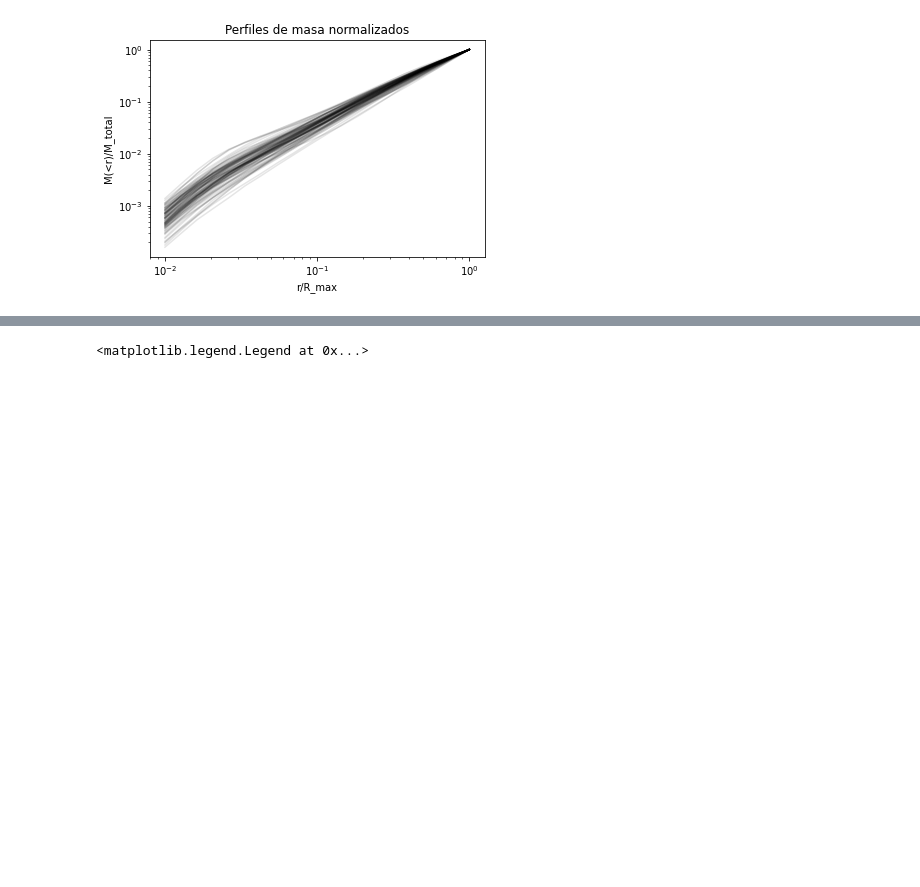
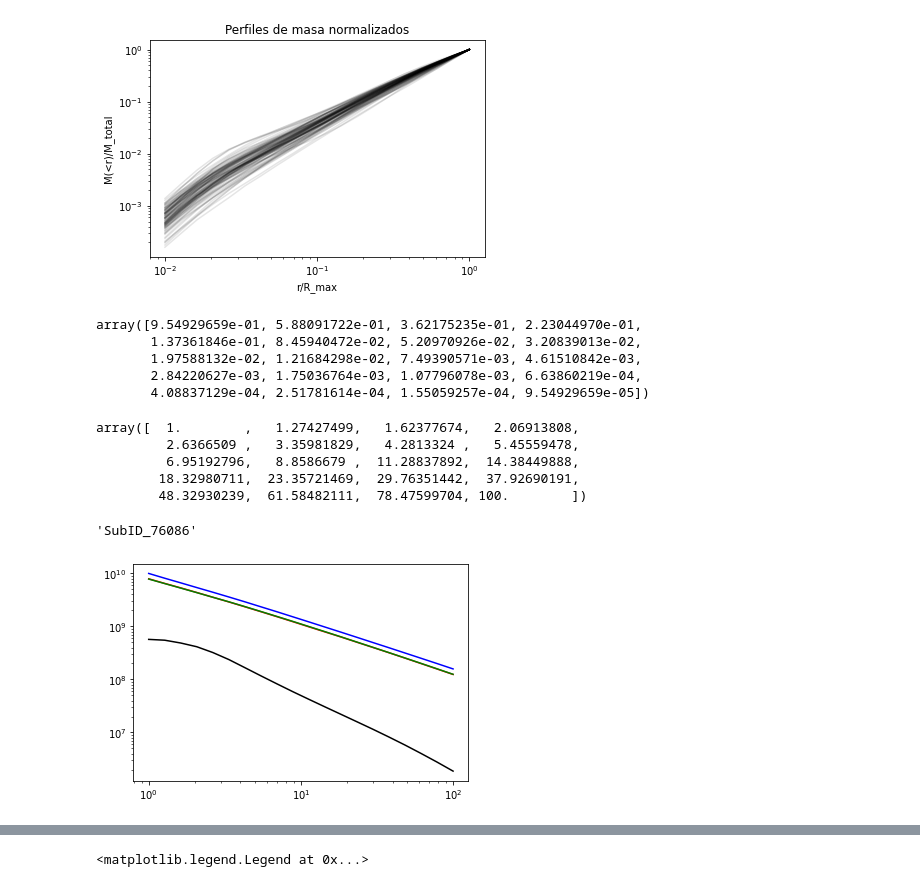
Before and after one commit to Martindelosrios/MaDaMe, a Jupyter notebook: codes/AnalysisProps.ipynb, the cells around one changed output, grey strips where cells are left out. Saved outputs shown, nothing was run; the diff lists cells and outputs as text; code cells hidden in the pictures; blank space fills up the shorter version.

```diff
--- a/codes/AnalysisProps.ipynb
+++ b/codes/AnalysisProps.ipynb
@@ -319,3 +321,32 @@ plt.title('Perfiles de masa normalizados')
 Text(0.5, 1.0, 'Perfiles de masa normalizados')
 [figure]
 [figure]
+# %%
+fac
+# %% [output]
+array([9.54929659e-01, 5.88091722e-01, 3.62175235e-01, 2.23044970e-01,
+       1.37361846e-01, 8.45940472e-02, 5.20970926e-02, 3.20839013e-02,
+       1.97588132e-02, 1.21684298e-02, 7.49390571e-03, 4.61510842e-03,
+       2.84220627e-03, 1.75036764e-03, 1.07796078e-03, 6.63860219e-04,
+       4.08837129e-04, 2.51781614e-04, 1.55059257e-04, 9.54929659e-05])
+# %%
+R_bins
+# %% [output]
+array([  1.        ,   1.27427499,   1.62377674,   2.06913808,
+         2.6366509 ,   3.35981829,   4.2813324 ,   5.45559478,
+         6.95192796,   8.8586679 ,  11.28837892,  14.38449888,
+        18.32980711,  23.35721469,  29.76351442,  37.92690191,
+        48.32930239,  61.58482111,  78.47599704, 100.        ])
+# %%
+gal = 'SubID_'
+# %% [output]
+'SubID_76086'
+# %%
+plt.plot(R_bins, data[f'{gal}/M_DM_x'][()] / (l_size * l_size * R_bins) , c = 'blue')
+plt.plot(R_bins, data[f'{gal}/M_DM_y'][()] / (l_size * l_size * R_bins) , c = 'red')
+plt.plot(R_bins, data[f'{gal}/M_DM_z'][()] / (l_size * l_size * R_bins) , c = 'green')
+plt.plot(R_bins, data[f'{gal}/M_DM'][()] / (4 * np.pi * (R_bins**3) / 3), c = 'black')
+plt.xscale('log')
+plt.yscale('log')
+# %% [output]
+[figure, added]
```
Also changed, not shown: parts of 3 cells of this notebook, 1 other file.
